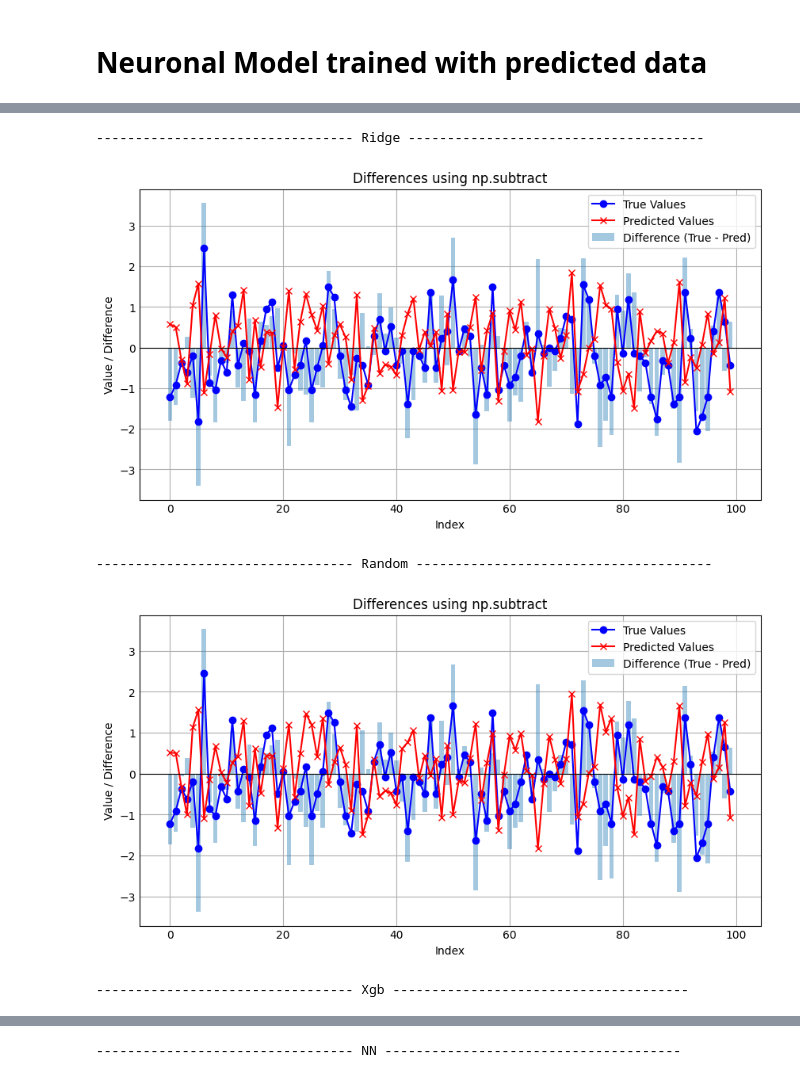
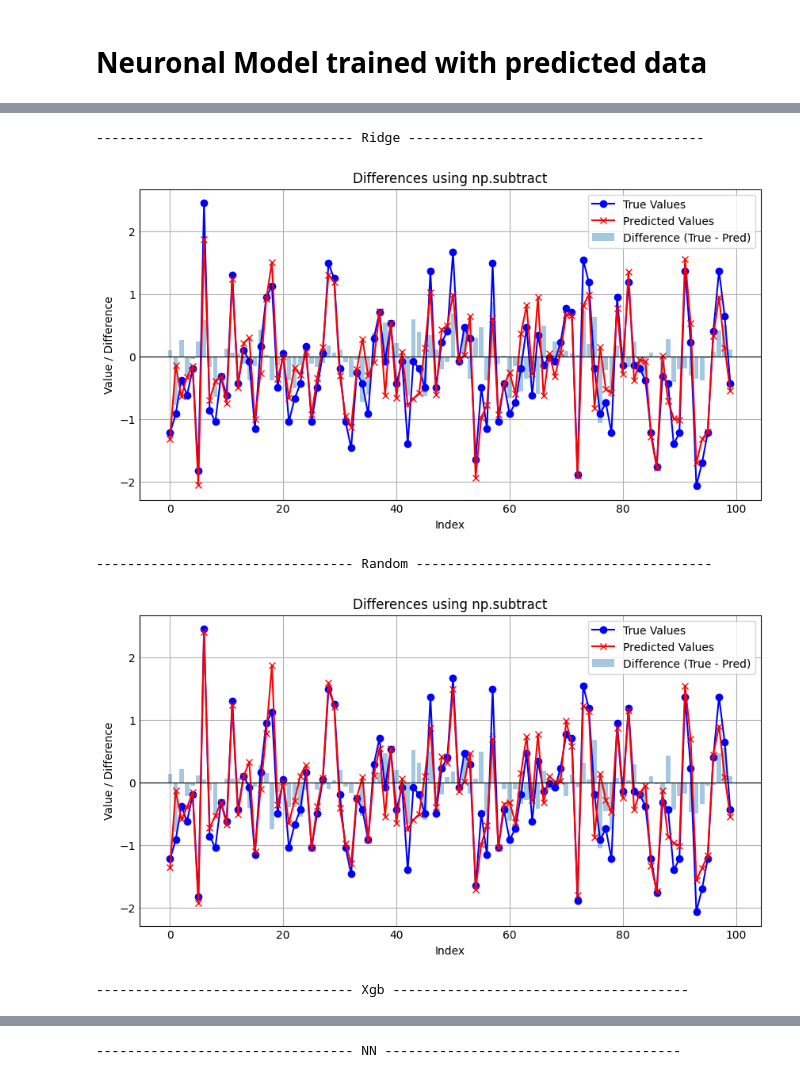
Before and after one commit to Santyamaya98/AI_and_MachineL_projects, a Jupyter notebook: road-accident.ipynb, the cells around one changed output, grey strips where cells are left out. Saved outputs shown, nothing was run; the diff lists cells and outputs as text; code cells hidden in the pictures.

```diff
--- a/road-accident.ipynb
+++ b/road-accident.ipynb
@@ -546,5 +546,5 @@ Mean MSE: 0.3636
 Mean R²:  0.8678
 # %%
 random_forest_model = RandomForestRegressor(n_estimators=1000, criterion='squared_error', max_depth=100, min_samples_split=2, min_samples_leaf=2)
-random_models = k_fold_func(random_forest_model, X_reduced, y_np.ravel())
+random_models, random_model_all = k_fold_func(random_forest_model, X_reduced, y_np.ravel())
 # %% [output]
@@ -560,7 +560,7 @@ Mean R²:  0.8848
 import xgboost
 params = {'objective': 'reg:squarederror','n_estimators': 1000,'learning_rate': 0.01,'max_depth': 100,'random_state': 42}
 xgb = xgboost.XGBRegressor(**params)
-xgb_models = k_fold_func(xgb, X_reduced, y_np)
+xgb_models, xgb_model_all = k_fold_func(xgb, X_reduced, y_np)
 # %% [output]
 Fold 1: RMSE = 0.3379, MSE = 0.1142, R² = 0.8860
 Fold 2: RMSE = 0.3396, MSE = 0.1153, R² = 0.8847
@@ -650,12 +646,23 @@ xgb_model_test =  xgb_model.predict(test_reduced)
 xgb_model_1_test = xgb_model_1.predict(test_reduced)
 xgb_model_2_test = xgb_model_2.predict(test_reduced)
 xgb_model_3_test = xgb_model_3.predict(test_reduced)
+# %%
+X_reduced_predicted_ridge = ridge_model_all.predict(X_reduced)
+X_reduced_predicted_random = random_model_all.predict(X_reduced)
+X_reduced_predicted_xgb = xgb_model_all.predict(X_reduced)
+X_test_reduced_predicted_ridge = ridge_model_all.predict(X_test_reduced)
+X_test_reduced_predicted_random = random_model_all.predict(X_test_reduced)
+X_test_reduced_predicted_xgb = xgb_model_all.predict(X_test_reduced)
+test_reduced_predicted_ridge = ridge_model_all.predict(test_reduced)
+test_reduced_predicted_random = random_model_all.predict(test_reduced)
+test_reduced_predicted_xgb = xgb_model_all.predict(test_reduced)
 # %%
-X_meta = np.column_stack([X_reduced,ridge_x, ridge_x_1, ridge_x_2, ridge_x_3,
+X_meta = np.column_stack([X_reduced, X_reduced_predicted_ridge, X_reduced_predicted_random, X_reduced_predicted_xgb,
+                          ridge_x, ridge_x_1, ridge_x_2, ridge_x_3,
                          random_model_x, random_model_x_1, random_model_x_2, random_model_x_3,
                          xgb_model_x, xgb_model_x_1, xgb_model_x_2, xgb_model_x_3])
 
-X_meta_test = np.column_stack([X_test_reduced, ridge_x_test, ridge_x_1_test, ridge_x_2_test, ridge_x_3_test,
+X_meta_test = np.column_stack([X_test_reduced, X_test_reduced_predicted_ridge, X_test_reduced_predicted_random, X_test_reduced_predicted_xgb, ridge_x_test, ridge_x_1_test, ridge_x_2_test, ridge_x_3_test,
                          random_model_x_test, random_model_x_1_test, random_model_x_2_test, random_model_x_3_test,
                          xgb_model_x_test, xgb_model_x_1_test, xgb_model_x_2_test, xgb_model_x_3_test])
 # %% [markdown]
@@ -748,18 +762,19 @@ y_hat_nn_test =  scaler_y.inverse_transform(nn_meta_model.predict(test_meta))
 # %%
 print('--------------------------------- Ridge --------------------------------------')
-differens(y_test_np[:100],y_pred[:100].reshape(-1,1))
+differens(y_test_np[:100], X_test_reduced_predicted_ridge[:100].reshape(-1,1))
+
 
 print('--------------------------------- Random --------------------------------------')
-differens(y_test_np[:100],y_pred_random[:100].reshape(-1,1))
+differens(y_test_np[:100], X_test_reduced_predicted_random[:100].reshape(-1,1))
 
 print('--------------------------------- Xgb --------------------------------------')
-differens(y_test_np[:100],y_pred_xgb[:100].reshape(-1,1))
+differens(y_test_np[:100], X_test_reduced_predicted_xgb[:100].reshape(-1,1))
 
 print('--------------------------------- NN --------------------------------------')
 differens(y_test_np[:100],y_hat_nn_validation[:100].reshape(-1,1))
 # %% [output]
 --------------------------------- Ridge --------------------------------------
-[figure, old version]
+[figure, new version]
 --------------------------------- Random --------------------------------------
-[figure, old version]
+[figure, new version]
 --------------------------------- Xgb --------------------------------------
```
Also changed, not shown: parts of 17 cells of this notebook.
